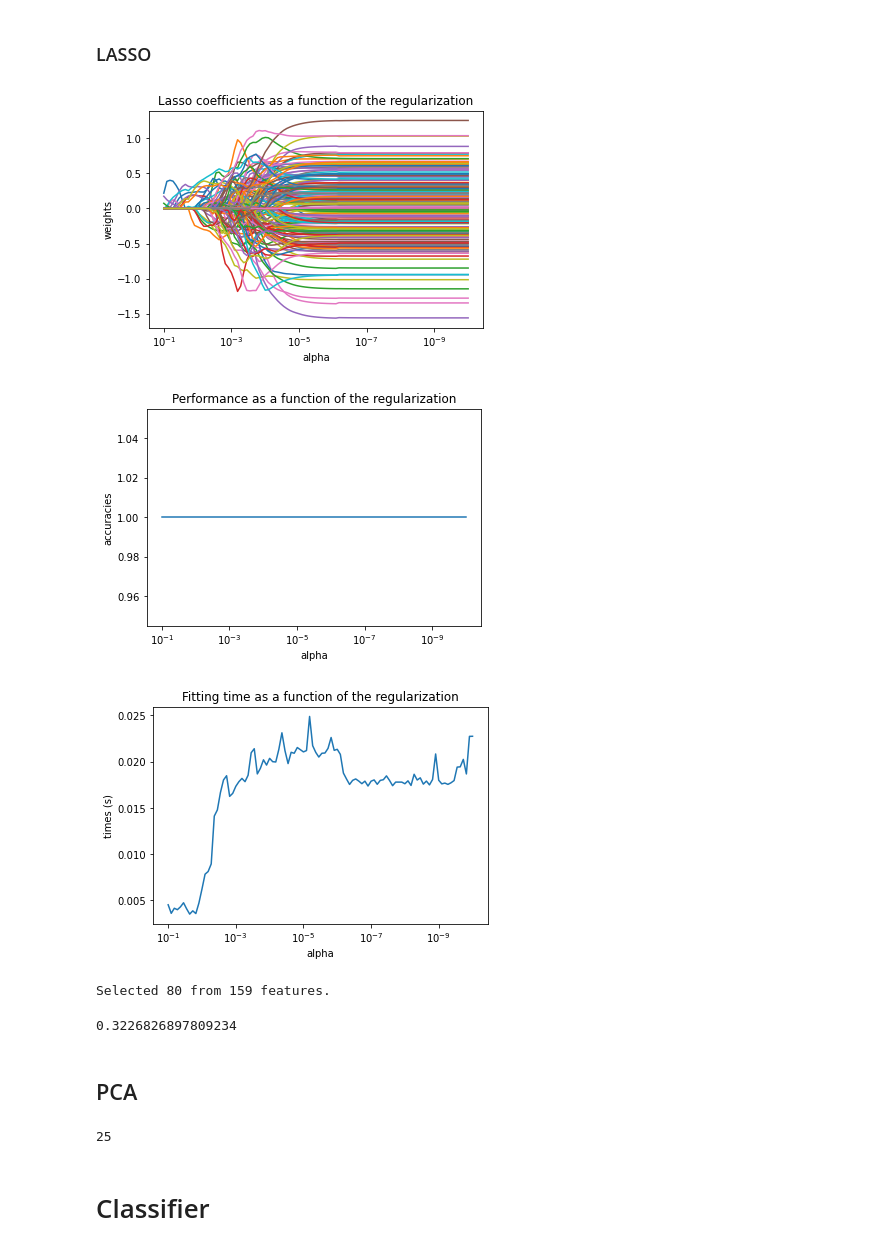
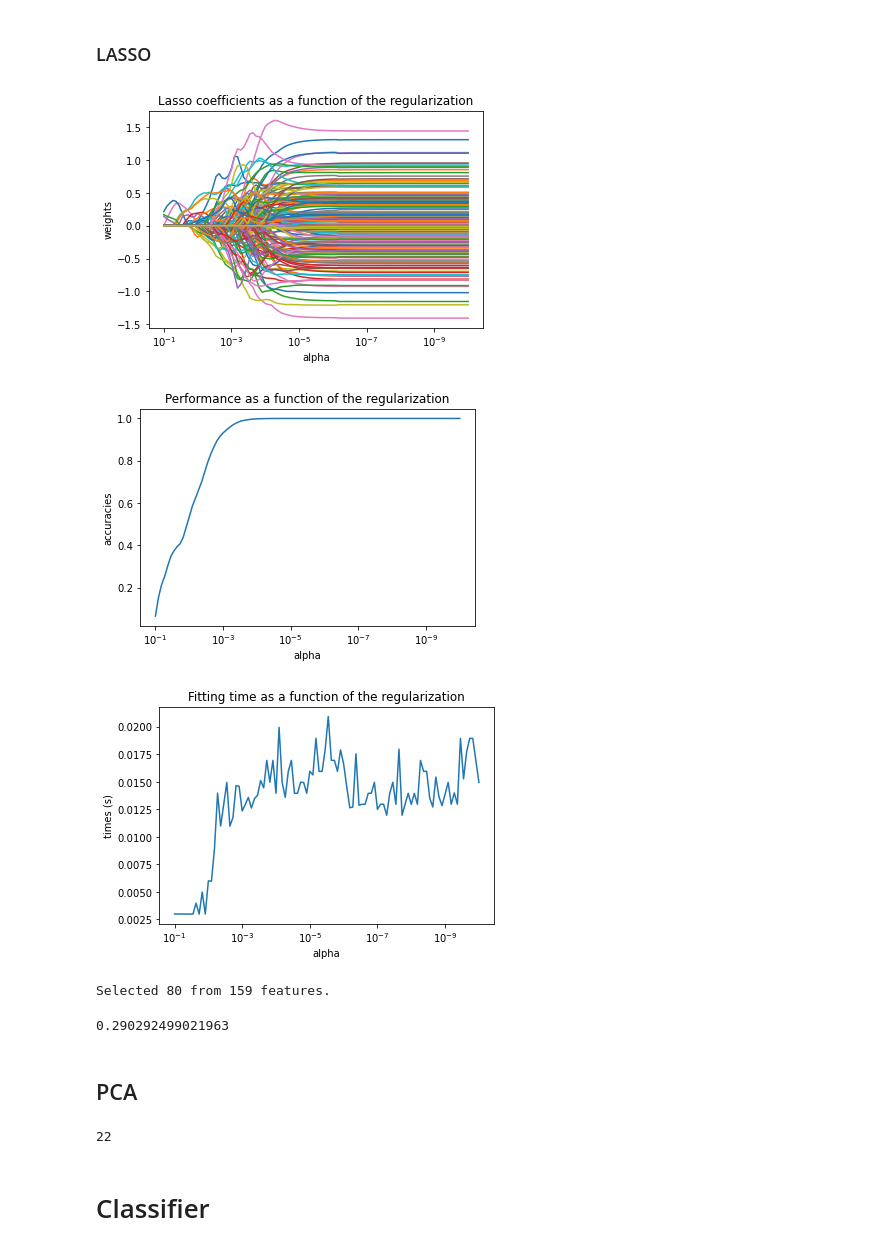
Before and after one commit to milouterbraak/TM12007---H-N-group-12, a Jupyter notebook: H&N_group_12.ipynb, the cells around one changed output. Saved outputs shown, nothing was run; the diff lists cells and outputs as text; code cells hidden in the pictures.

```diff
--- a/H&N_group_12.ipynb
+++ b/H&N_group_12.ipynb
@@ -211,12 +205,13 @@ for a in alphas:
     # Fit classifier
     clf = Lasso(alpha=a, fit_intercept=False)
     t0 = time()
-    clf.fit(X_train_scaled, y_train_bin)
+    clf.fit(X_train_scaled, y_train_bin) # AANGEPAST
     duration = time() - t0
     y_pred = clf.predict(X_test_scaled)
 
     # Append statistics
-    accuracy = float((y_test_bin != y_pred).sum()) / float(len(y_test_bin))
+    accuracy = clf.score(X_train_scaled,y_train_bin) # AANGEPAST
+    #float((y_test != y_pred).sum()) / float(len(y_test))
     times.append(duration)
     accuracies.append(accuracy)
     coefs.append(clf.coef_)
@@ -233,36 +228,36 @@ ax.set_xlim(ax.get_xlim()[::-1])  # reverse axis
 plt.xlabel('alpha')
 plt.ylabel('weights')
 plt.title('Lasso coefficients as a function of the regularization')
 plt.axis('tight')
 plt.show()
 
 # Performance
 plt.figure()
 ax = plt.gca()
 ax.plot(alphas, accuracies)
 ax.set_xscale('log')
 ax.set_xlim(ax.get_xlim()[::-1])  # reverse axis
 plt.xlabel('alpha')
 plt.ylabel('accuracies')
 plt.title('Performance as a function of the regularization')
 plt.axis('tight')
 plt.show()
 
 # Times
 plt.figure()
 ax = plt.gca()
 ax.plot(alphas, times)
 ax.set_xscale('log')
 ax.set_xlim(ax.get_xlim()[::-1])  # reverse axis
 plt.xlabel('alpha')
 plt.ylabel('times (s)')
 plt.title('Fitting time as a function of the regularization')
 plt.axis('tight')
 plt.show()
 # %% [output]
-[figure, old version]
+[figure, new version]
-[figure, old version]
+[figure, new version]
-[figure, old version]
+[figure, new version]
 # %%
 selector = SelectFromModel(estimator=Lasso(alpha=10**(-7)), threshold='median')
 selector.fit(X_train_scaled, y_train_bin)
@@ -276,7 +271,7 @@ print(f"Selected {n_selected} from {n_original} features.")
 selector.threshold_
 # %% [output]
 Selected 80 from 159 features.
-0.3226826897809234
+0.290292499021963
 # %% [markdown]
 ## PCA
 # %%
@@ -293,7 +288,7 @@ X_test_pca.shape[1]
 # seaborn.pairplot(scatter_data, hue = 'Stage')
 # print(scatter_data)
 # %% [output]
-25
+22
 # %% [markdown]
 # Classifier
 # %%
```
Also changed, not shown: parts of 6 cells of this notebook.
